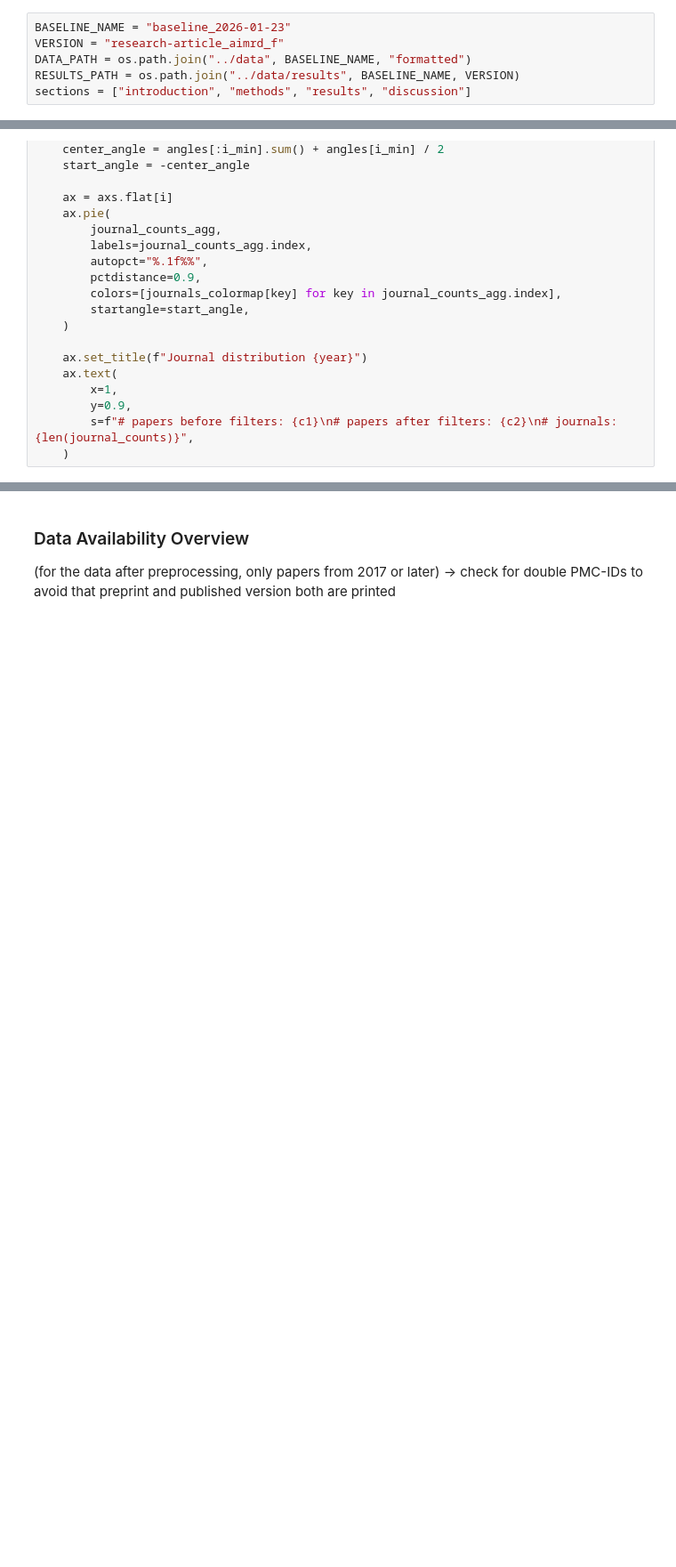
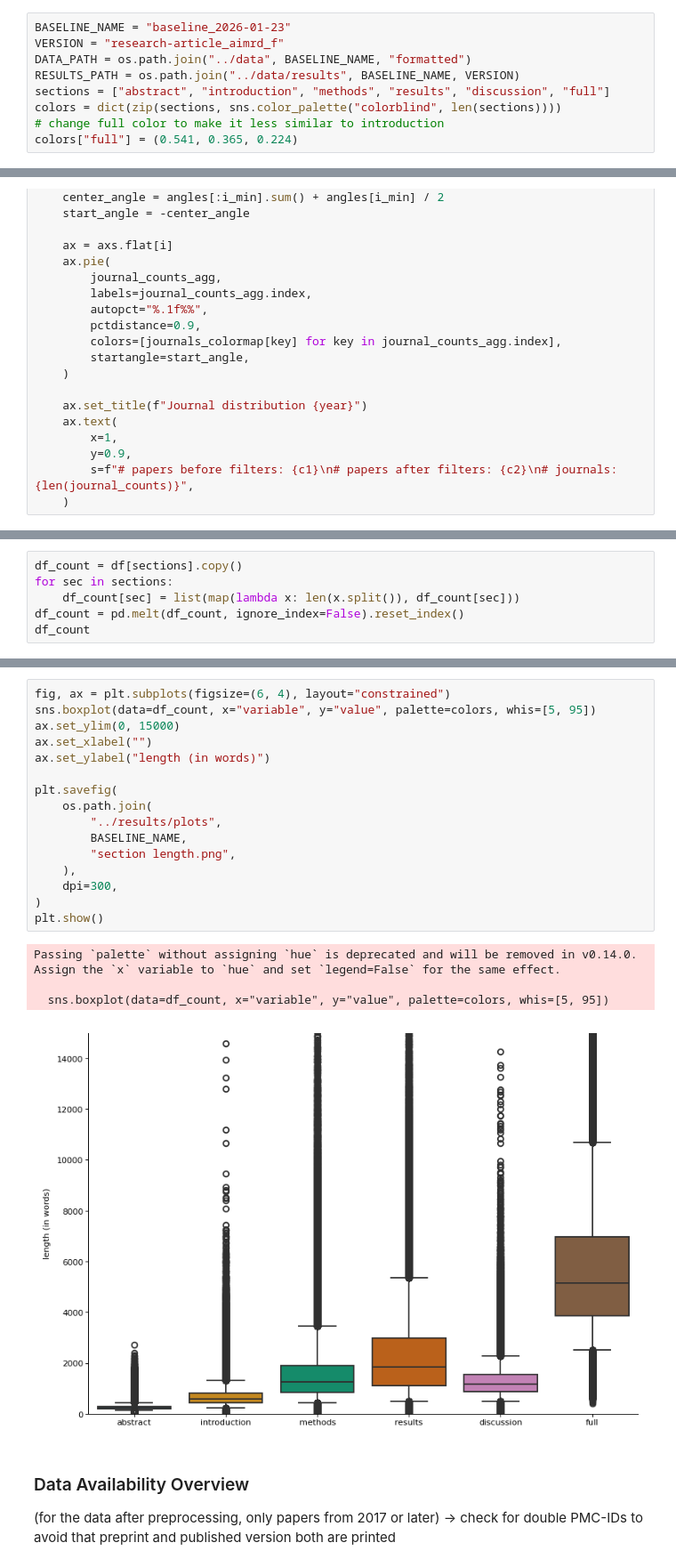
Before and after one commit to LenaHolzwarth/llms_in_academia, a Jupyter notebook: scripts/04ii_paper_overview.ipynb, the cells around one changed output, grey strips where cells are left out. Shown at 89% size. Saved outputs shown, nothing was run; the diff lists cells and outputs as text; blank space fills up the shorter version.

Commit message:
plots

```diff
--- a/scripts/04ii_paper_overview.ipynb
+++ b/scripts/04ii_paper_overview.ipynb
@@ -25,7 +25,10 @@ BASELINE_NAME = "baseline_2026-01-23"
 VERSION = "research-article_aimrd_f"
 DATA_PATH = os.path.join("../data", BASELINE_NAME, "formatted")
 RESULTS_PATH = os.path.join("../data/results", BASELINE_NAME, VERSION)
-sections = ["introduction", "methods", "results", "discussion"]
+sections = ["abstract", "introduction", "methods", "results", "discussion", "full"]
+colors = dict(zip(sections, sns.color_palette("colorblind", len(sections))))
+# change full color to make it less similar to introduction
+colors["full"] = (0.541, 0.365, 0.224)
 # %% [markdown]
 #### Overview for number of papers per month / year
 # %%
@@ -392,0 +449,6 @@ for i, year in enumerate(range(2010, 2026)):
+# %%
+df_count = df[sections].copy()
+for sec in sections:
+    df_count[sec] = list(map(lambda x: len(x.split()), df_count[sec]))
+df_count = pd.melt(df_count, ignore_index=False).reset_index()
+df_count
@@ -393,3 +473,24 @@ for i, year in enumerate(range(2010, 2026)):
+# %%
+fig, ax = plt.subplots(figsize=(6, 4), layout="constrained")
+sns.boxplot(data=df_count, x="variable", y="value", palette=colors, whis=[5, 95])
+ax.set_ylim(0, 15000)
+ax.set_xlabel("")
+ax.set_ylabel("length (in words)")
+
+plt.savefig(
+    os.path.join(
+        "../results/plots",
+        BASELINE_NAME,
+        "section length.png",
+    ),
+    dpi=300,
+)
+plt.show()
+# %% [output]
+Passing `palette` without assigning `hue` is deprecated and will be removed in v0.14.0. Assign the `x` variable to `hue` and set `legend=False` for the same effect.
+
+  sns.boxplot(data=df_count, x="variable", y="value", palette=colors, whis=[5, 95])
+[figure, added]
 # %% [markdown]
 ### Data Availability Overview
 (for the data after preprocessing, only papers from 2017 or later)
```
Also changed, not shown: parts of 14 cells of this notebook, 18 other files.
